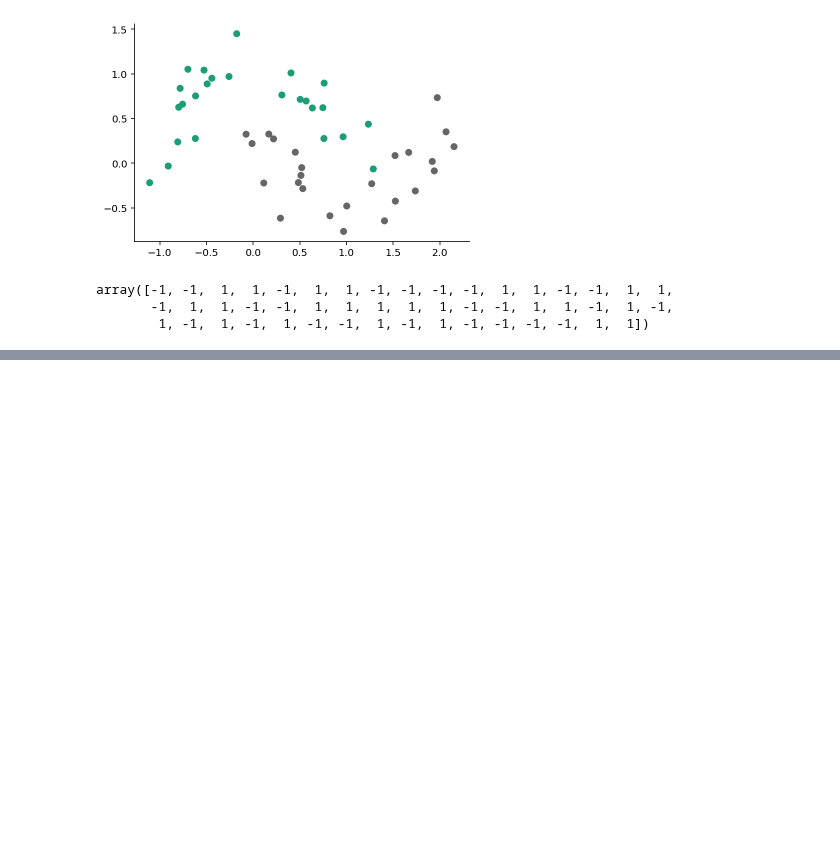
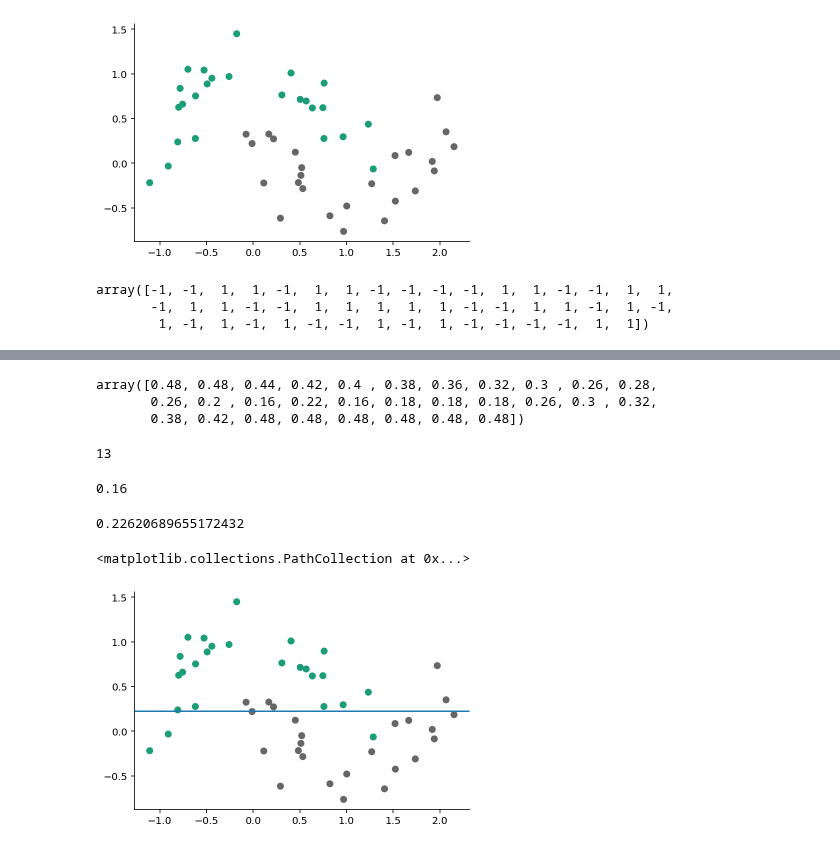
Before and after one commit to gerdm/prml, a Jupyter notebook: chapter14/boosting.ipynb, the cells around one changed output, grey strips where cells are left out. Cells and saved outputs as stored; diff of their text form; code cells hidden in the pictures; blank space fills up the shorter version.

```diff
--- a/chapter14/boosting.ipynb
+++ b/chapter14/boosting.ipynb
@@ -61,0 +196,25 @@ array([-1, -1,  1,  1, -1,  1,  1, -1, -1, -1, -1,  1,  1, -1, -1,  1,  1,
+# %%
+Js = ((yhat != y[:, None]) * w[:, None]).sum(axis=0)
+Js
+# %% [output]
+array([0.48, 0.48, 0.44, 0.42, 0.4 , 0.38, 0.36, 0.32, 0.3 , 0.26, 0.28,
+       0.26, 0.2 , 0.16, 0.22, 0.16, 0.18, 0.18, 0.18, 0.26, 0.3 , 0.32,
+       0.38, 0.42, 0.48, 0.48, 0.48, 0.48, 0.48, 0.48])
+# %%
+Js.argmin()
+# %% [output]
+13
+# %%
+Js.min()
+# %% [output]
+0.16
+# %%
+srange[Js.argmin()]
+# %% [output]
+0.22620689655172432
+# %%
+plt.axhline(y=srange[Js.argmin()])
+plt.scatter(*X.T, c=y, cmap="Dark2")
+# %% [output]
+<matplotlib.collections.PathCollection at 0x...>
+[figure, added]
```
Also changed, not shown: parts of 18 cells of this notebook.
